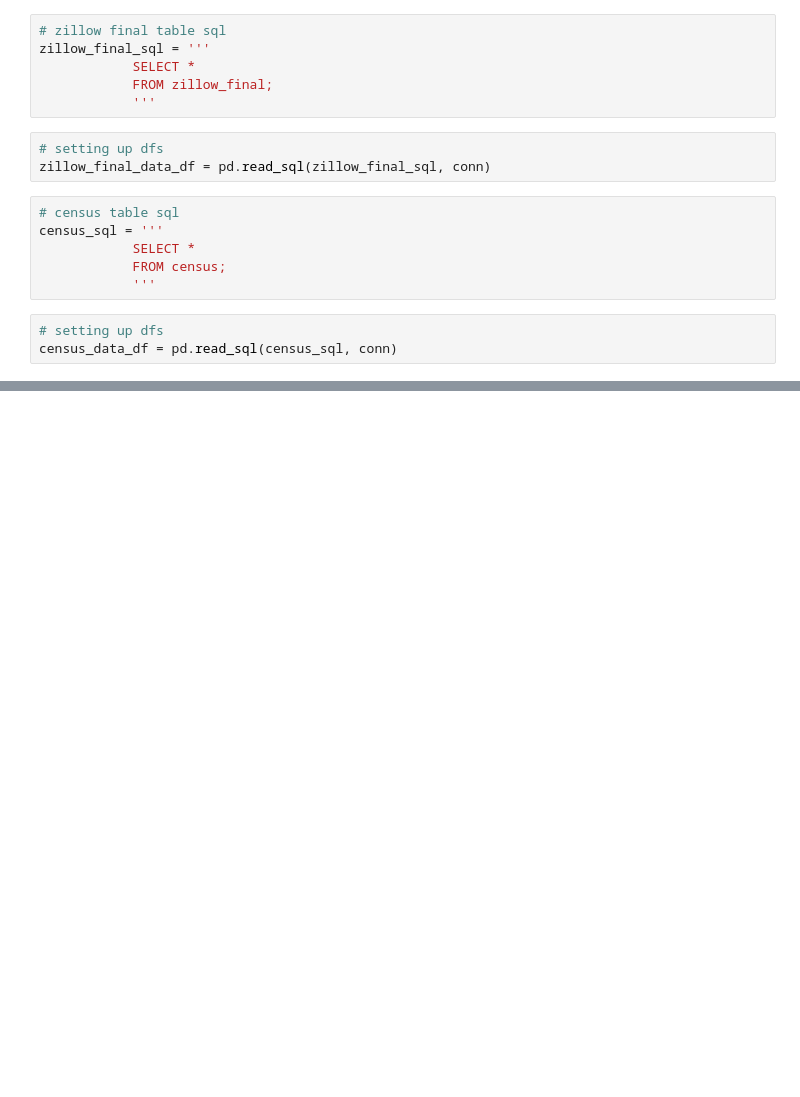
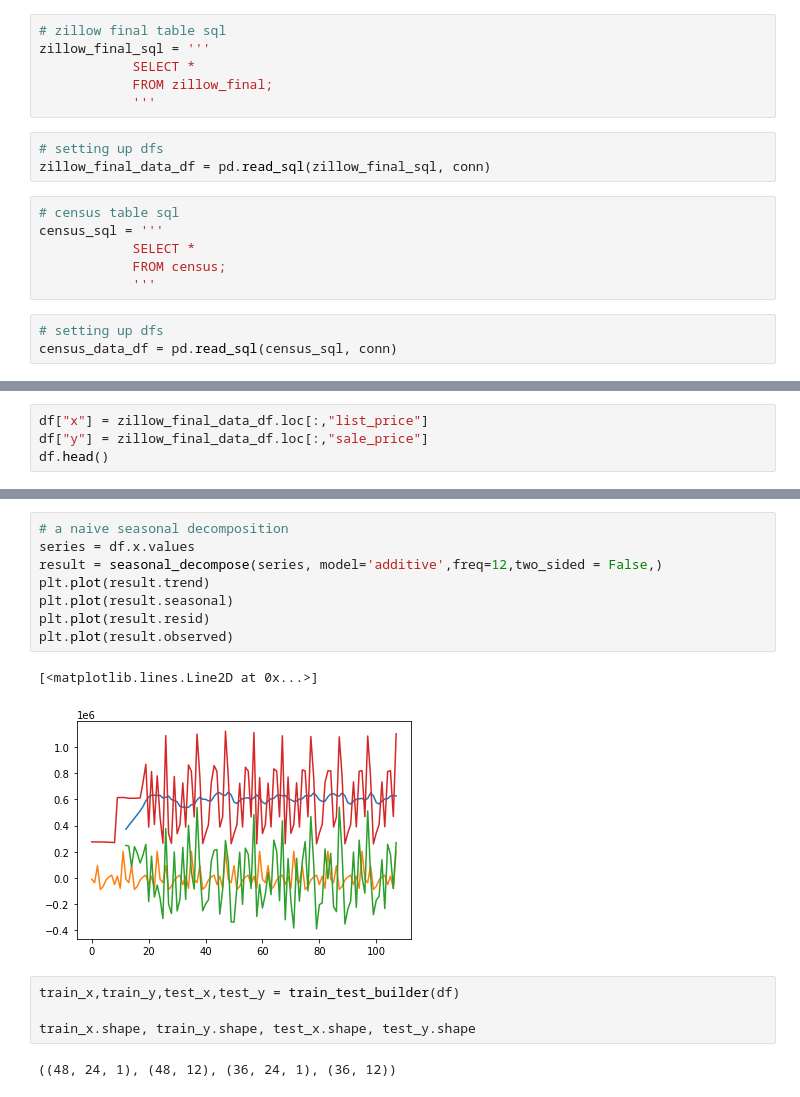
Before and after one commit to qklm/Zillow_Group_Project, a Jupyter notebook: zillow_final.ipynb, the cells around one changed output, grey strips where cells are left out. Cells and saved outputs as stored; diff of their text form; blank space fills up the shorter version.

```diff
--- a/zillow_final.ipynb
+++ b/zillow_final.ipynb
@@ -42,0 +137,4 @@ census_data_df = pd.read_sql(census_sql, conn)
+# %%
+df["x"] = zillow_final_data_df.loc[:,"list_price"]
+df["y"] = zillow_final_data_df.loc[:,"sale_price"]
+df.head()
@@ -42,0 +201,17 @@ census_data_df = pd.read_sql(census_sql, conn)
+# %%
+# a naive seasonal decomposition
+series = df.x.values
+result = seasonal_decompose(series, model='additive',freq=12,two_sided = False,)
+plt.plot(result.trend)
+plt.plot(result.seasonal)
+plt.plot(result.resid)
+plt.plot(result.observed)
+# %% [output]
+[<matplotlib.lines.Line2D at 0x...>]
+[figure, added]
+# %%
+train_x,train_y,test_x,test_y = train_test_builder(df)
+
+train_x.shape, train_y.shape, test_x.shape, test_y.shape
+# %% [output]
+((48, 24, 1), (48, 12), (36, 24, 1), (36, 12))
```
Also changed, not shown: parts of 13 cells of this notebook.
